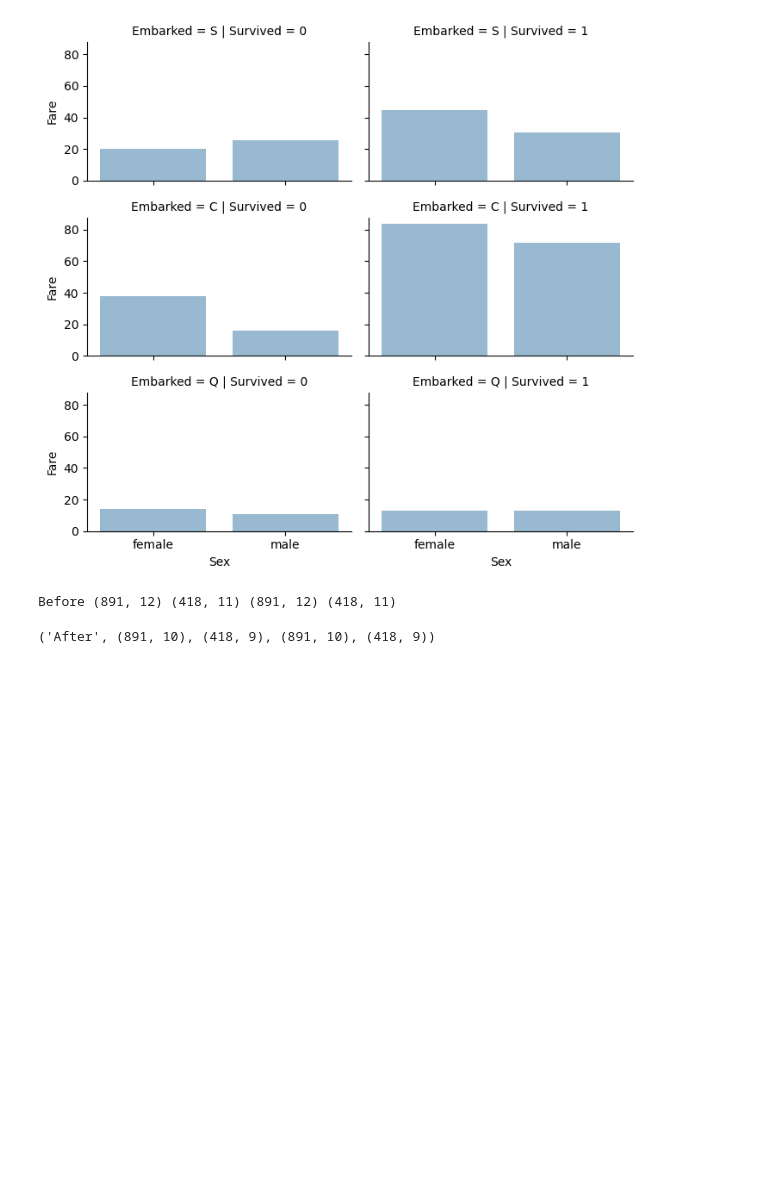
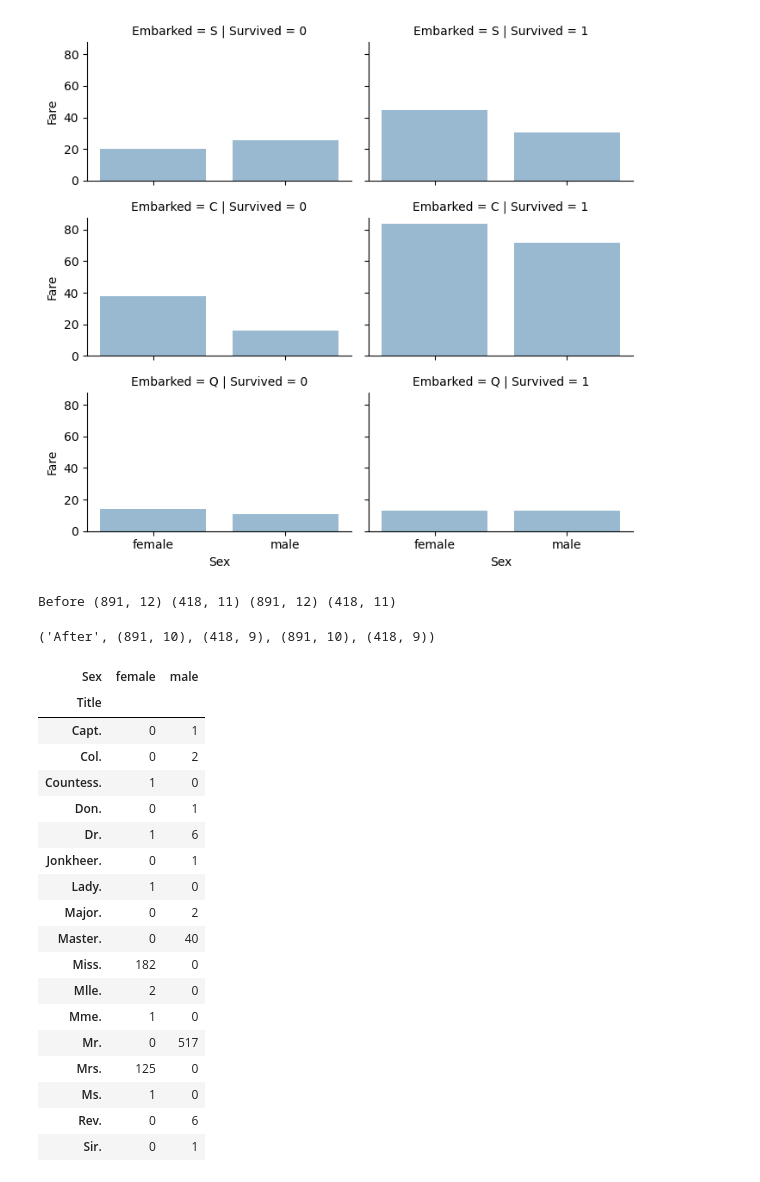
Before and after one commit to kostistzim/KaggleCompetitions, a Jupyter notebook: titanicversion2.ipynb, the cells around one changed output. Drawn from its saved outputs; the diff is of its cells as text; code cells hidden in the pictures; blank space fills up the shorter version.

```diff
--- a/titanicversion2.ipynb
+++ b/titanicversion2.ipynb
@@ -206,3 +206,46 @@ combine = [train_df, test_df]
 # %% [output]
 Before (891, 12) (418, 11) (891, 12) (418, 11)
 ('After', (891, 10), (418, 9), (891, 10), (418, 9))
+# %%
+#Creating new feature extracting from existing
+#We want to analyze if Name feature can be engineered to extract titles and test correlation between titles and survival, before dropping Name and PassengerId features.
+
+#In the following code we extract Title feature using regular expressions. The RegEx pattern (\w+\.) matches the first word which ends with a dot character within Name feature. The expand=False flag returns a DataFrame.
+
+#Observations:
+
+#When we plot Title, Age, and Survived, we note the following observations.
+
+#Most titles band Age groups accurately.
+#For example: Master title has Age mean of 5 years.
+#Survival among Title Age bands varies slightly.
+#Certain titles mostly survived (Mme, Lady, Sir) or did not (Don, Rev, Jonkheer).
+
+#Decision:
+
+#We decide to retain the new Title feature for model training.
+
+for dataset in combine:
+    dataset["Title"]=dataset.Name.str.extract(' ([A-Za-z]+\.)', expand=False)
+
+pd.crosstab(train_df['Title'], train_df['Sex'])
+# %% [output]
+| Sex | female | male |
+| Title |  |  |
+| Capt. | 0 | 1 |
+| Col. | 0 | 2 |
+| Countess. | 1 | 0 |
+| Don. | 0 | 1 |
+| Dr. | 1 | 6 |
+| Jonkheer. | 0 | 1 |
+| Lady. | 1 | 0 |
+| Major. | 0 | 2 |
+| Master. | 0 | 40 |
+| Miss. | 182 | 0 |
+| Mlle. | 2 | 0 |
+| Mme. | 1 | 0 |
+| Mr. | 0 | 517 |
+| Mrs. | 125 | 0 |
+| Ms. | 1 | 0 |
+| Rev. | 0 | 6 |
+| Sir. | 0 | 1 |
```
Also changed, not shown: parts of 2 cells of this notebook.
